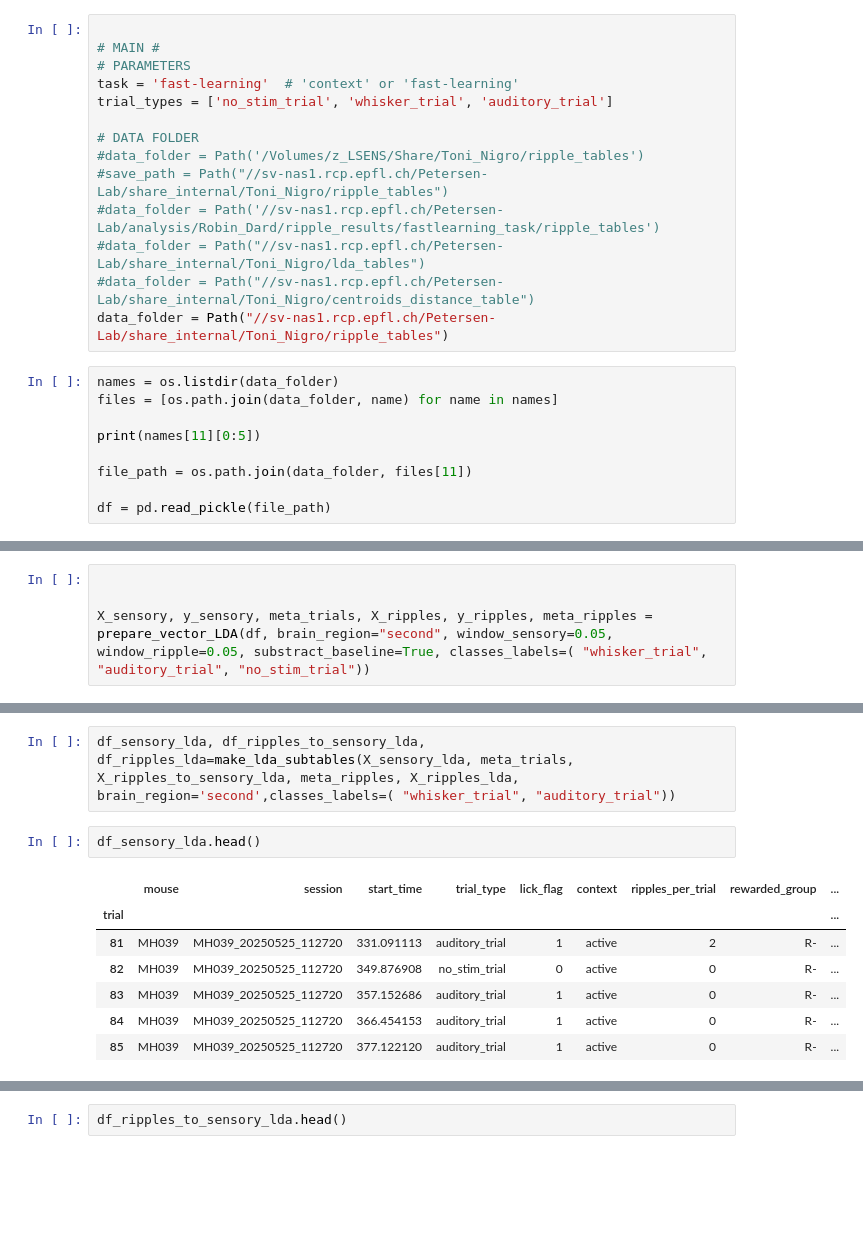
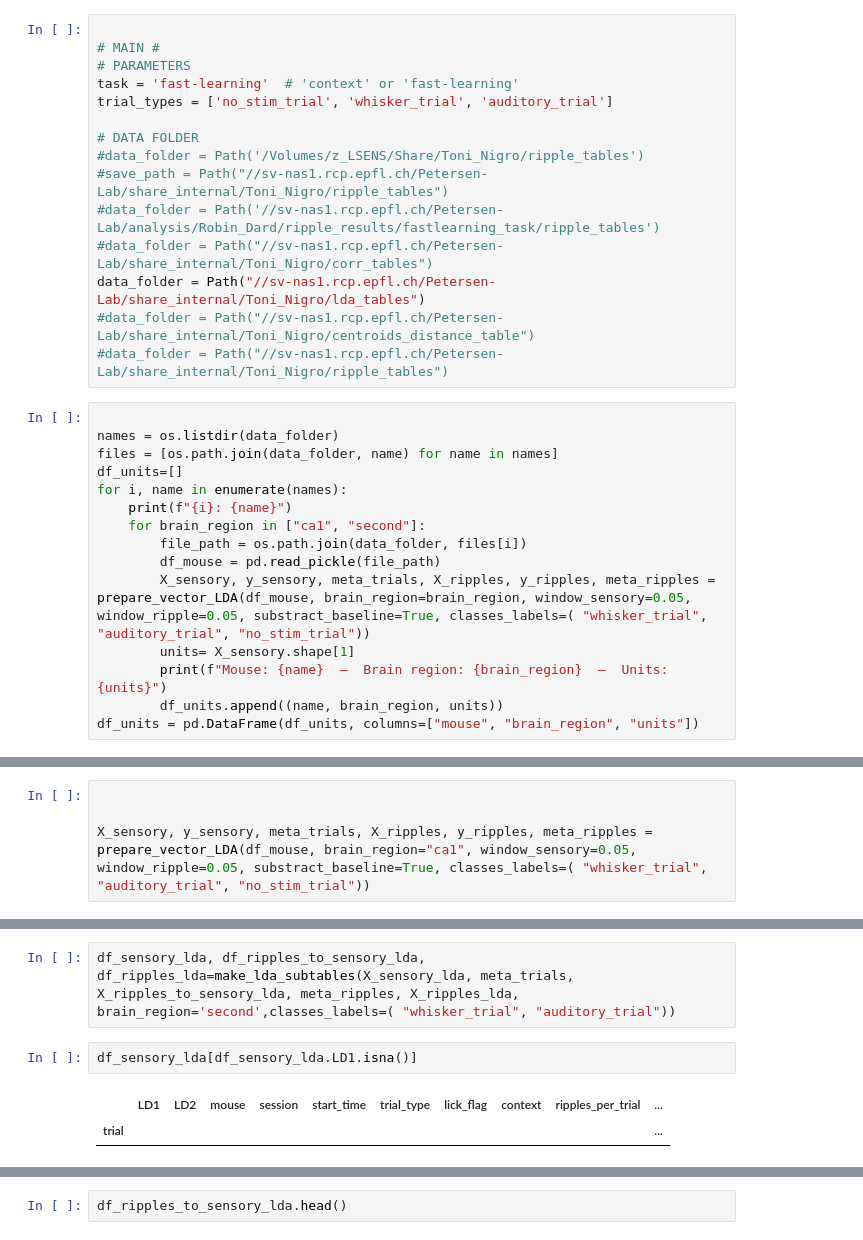
Before and after one commit to LSENS-BMI-EPFL/NWB_analysis, a Jupyter notebook: ripples_analysis/Analysis_TONI/data_exploration.ipynb, the cells around one changed output, grey strips where cells are left out. Saved outputs shown, nothing was run; the diff lists cells and outputs as text; blank space fills up the shorter version.

```diff
--- a/ripples_analysis/Analysis_TONI/data_exploration.ipynb
+++ b/ripples_analysis/Analysis_TONI/data_exploration.ipynb
@@ -17,16 +18,23 @@ trial_types = ['no_stim_trial', 'whisker_trial', 'auditory_trial']
 #data_folder = Path('/Volumes/z_LSENS/Share/Toni_Nigro/ripple_tables')
 #save_path = Path("//sv-nas1.rcp.epfl.ch/Petersen-Lab/share_internal/Toni_Nigro/ripple_tables")
 #data_folder = Path('//sv-nas1.rcp.epfl.ch/Petersen-Lab/analysis/Robin_Dard/ripple_results/fastlearning_task/ripple_tables')
-#data_folder = Path("//sv-nas1.rcp.epfl.ch/Petersen-Lab/share_internal/Toni_Nigro/lda_tables")
+#data_folder = Path("//sv-nas1.rcp.epfl.ch/Petersen-Lab/share_internal/Toni_Nigro/corr_tables")
+data_folder = Path("//sv-nas1.rcp.epfl.ch/Petersen-Lab/share_internal/Toni_Nigro/lda_tables")
 #data_folder = Path("//sv-nas1.rcp.epfl.ch/Petersen-Lab/share_internal/Toni_Nigro/centroids_distance_table")
-data_folder = Path("//sv-nas1.rcp.epfl.ch/Petersen-Lab/share_internal/Toni_Nigro/ripple_tables")
+#data_folder = Path("//sv-nas1.rcp.epfl.ch/Petersen-Lab/share_internal/Toni_Nigro/ripple_tables")
 # %%
+
 names = os.listdir(data_folder)
 files = [os.path.join(data_folder, name) for name in names]
-
-print(names[11][0:5])
-
-file_path = os.path.join(data_folder, files[11])
-
-df = pd.read_pickle(file_path)
+df_units=[]
+for i, name in enumerate(names):
+    print(f"{i}: {name}")
+    for brain_region in ["ca1", "second"]:
+        file_path = os.path.join(data_folder, files[i])
+        df_mouse = pd.read_pickle(file_path)
+        X_sensory, y_sensory, meta_trials, X_ripples, y_ripples, meta_ripples = prepare_vector_LDA(df_mouse, brain_region=brain_region, window_sensory=0.05, window_ripple=0.05, substract_baseline=True, classes_labels=( "whisker_trial", "auditory_trial", "no_stim_trial"))
+        units= X_sensory.shape[1]
+        print(f"Mouse: {name}  —  Brain region: {brain_region}  —  Units: {units}")
+        df_units.append((name, brain_region, units))
+df_units = pd.DataFrame(df_units, columns=["mouse", "brain_region", "units"])
 # %% [output]
@@ -575,7 +659,7 @@ plot_2x2x3(results, brain_regions=['ca1','second'], baselines=[False, True])
 # %%
 
 
-X_sensory, y_sensory, meta_trials, X_ripples, y_ripples, meta_ripples = prepare_vector_LDA(df, brain_region="second", window_sensory=0.05, window_ripple=0.05, substract_baseline=True, classes_labels=( "whisker_trial", "auditory_trial", "no_stim_trial"))
+X_sensory, y_sensory, meta_trials, X_ripples, y_ripples, meta_ripples = prepare_vector_LDA(df_mouse, brain_region="ca1", window_sensory=0.05, window_ripple=0.05, substract_baseline=True, classes_labels=( "whisker_trial", "auditory_trial", "no_stim_trial"))
 # %%
 X_sensory.shape
 # %% [output]
@@ -606,15 +712,10 @@ array([], shape=(158, 0), dtype=float64)
 # %%
 df_sensory_lda, df_ripples_to_sensory_lda, df_ripples_lda=make_lda_subtables(X_sensory_lda, meta_trials, X_ripples_to_sensory_lda, meta_ripples, X_ripples_lda, brain_region='second',classes_labels=( "whisker_trial", "auditory_trial"))
 # %%
-df_sensory_lda.head()
+df_sensory_lda[df_sensory_lda.LD1.isna()]
 # %% [output]
-|  | mouse | session | start_time | trial_type | lick_flag | context | ripples_per_trial | rewarded_group | ... |
-| trial |  |  |  |  |  |  |  |  | ... |
-| 81 | MH039 | MH039_20250525_112720 | 331.091113 | auditory_trial | 1 | active | 2 | R- | ... |
-| 82 | MH039 | MH039_20250525_112720 | 349.876908 | no_stim_trial | 0 | active | 0 | R- | ... |
-| 83 | MH039 | MH039_20250525_112720 | 357.152686 | auditory_trial | 1 | active | 0 | R- | ... |
-| 84 | MH039 | MH039_20250525_112720 | 366.454153 | auditory_trial | 1 | active | 0 | R- | ... |
-| 85 | MH039 | MH039_20250525_112720 | 377.122120 | auditory_trial | 1 | active | 0 | R- | ... |
+|  | LD1 | LD2 | mouse | session | start_time | trial_type | lick_flag | context | ripples_per_trial | ... |
+| trial |  |  |  |  |  |  |  |  |  | ... |
 # %%
 df_ripples_lda.head()
 # %% [output]
```
Also changed, not shown: parts of 35 cells of this notebook, 9 other files.
